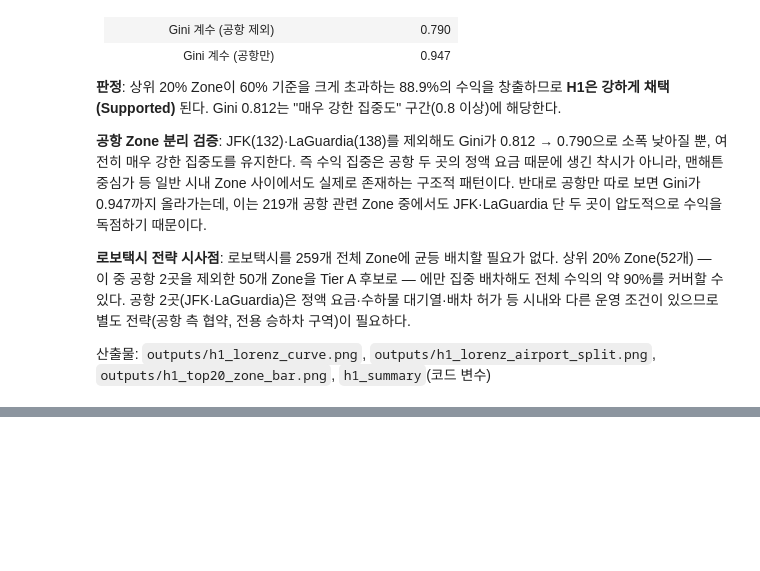
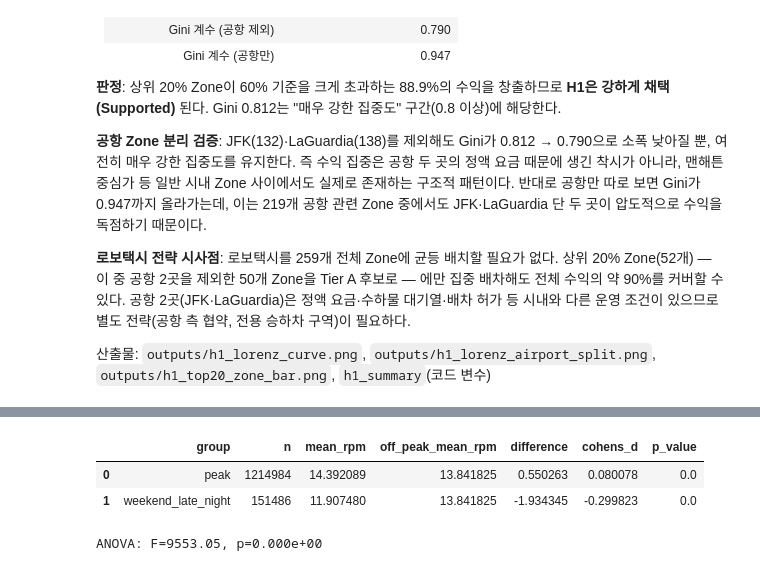
Before and after one commit to SKALA-python/taxi, a Jupyter notebook: main.ipynb, the cells around one changed output, grey strips where cells are left out. Cells and saved outputs as stored; diff of their text form; code cells hidden in the pictures; blank space fills up the shorter version.

```diff
--- a/main.ipynb
+++ b/main.ipynb
@@ -307,0 +385,40 @@ Tier A 후보(상위 20% Zone 중 시내 Zone): 50개
+# %%
+def h2_cohens_d(a, b):
+    pooled_sd = np.sqrt((a.var(ddof=1) + b.var(ddof=1)) / 2)
+    return (a.mean() - b.mean()) / pooled_sd
+
+# group이 "off_peak"인 운행만 골라서, 그중 rpm 열만 가져옴
+h2_off_peak = h2.loc[h2["group"] == "off_peak", "rpm"]
+
+# 결과 저장용 리스트
+h2_results = []
+
+# 비교 결과 묶음
+for h2_group in ["peak", "weekend_late_night"]:
+    h2_sample = h2.loc[h2["group"] == h2_group, "rpm"]
+    # 독립표본 t-test
+    h2_test = stats.ttest_ind(h2_sample, h2_off_peak, equal_var=False)
+    h2_results.append({
+        "group": h2_group,
+        "n": len(h2_sample),
+        "mean_rpm": h2_sample.mean(),
+        "off_peak_mean_rpm": h2_off_peak.mean(),
+        "difference": h2_sample.mean() - h2_off_peak.mean(),
+        "cohens_d": h2_cohens_d(h2_sample, h2_off_peak),
+        "p_value": h2_test.pvalue,
+    })
+
+h2_ttest_results = pd.DataFrame(h2_results)
+
+# 세 그룹 한번에 비교 (ANOVA)
+h2_anova = stats.f_oneway(
+    *(h2.loc[h2["group"] == h2_group, "rpm"] for h2_group in ["peak", "weekend_late_night", "off_peak"])
+)
+
+display(h2_ttest_results)
+print(f"ANOVA: F={h2_anova.statistic:.2f}, p={h2_anova.pvalue:.3e}")
+# %% [output]
+|  | group | n | mean_rpm | off_peak_mean_rpm | difference | cohens_d | p_value |
+| 0 | peak | 1214984 | 14.392089 | 13.841825 | 0.550263 | 0.080078 | 0.0 |
+| 1 | weekend_late_night | 151486 | 11.907480 | 13.841825 | -1.934345 | -0.299823 | 0.0 |
+ANOVA: F=9553.05, p=0.000e+00
```
Also changed, not shown: parts of 7 cells of this notebook.
